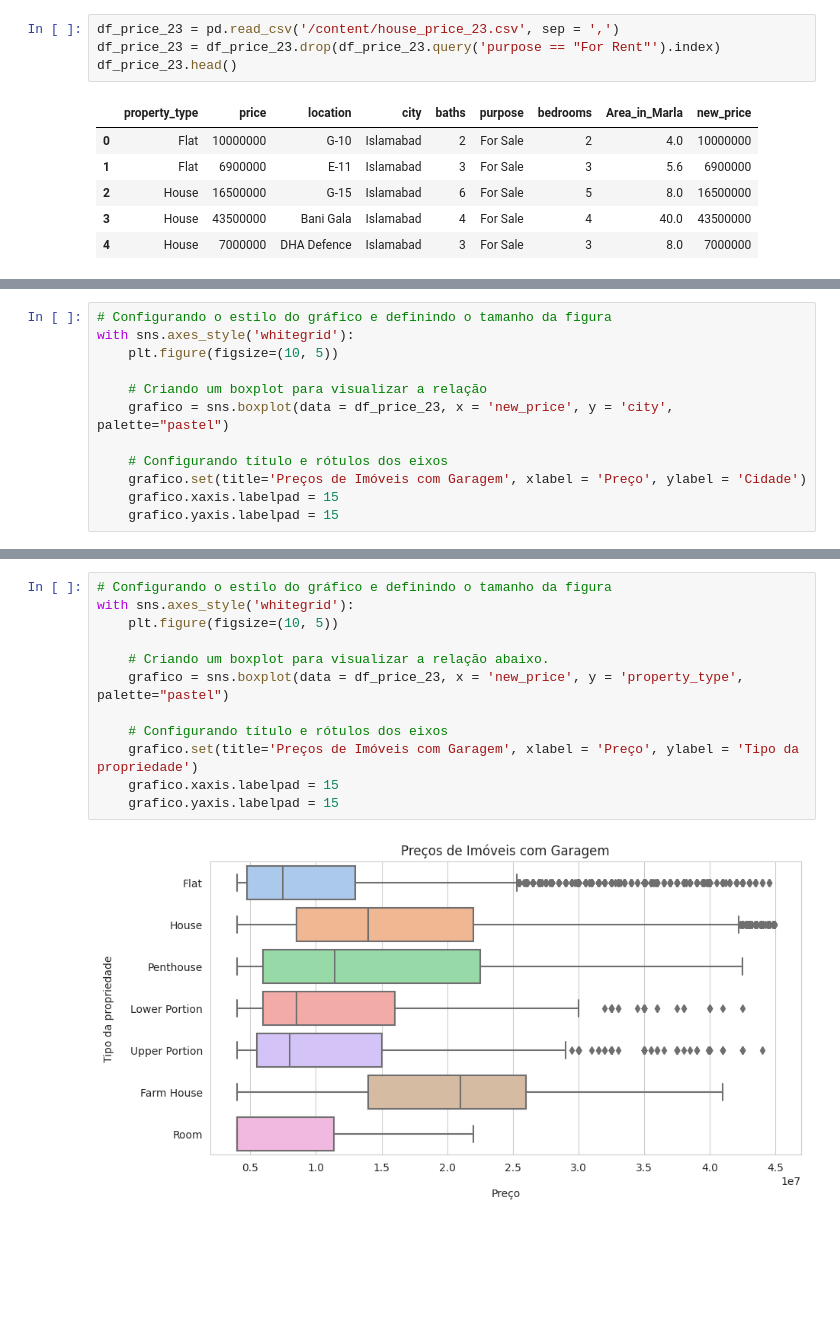
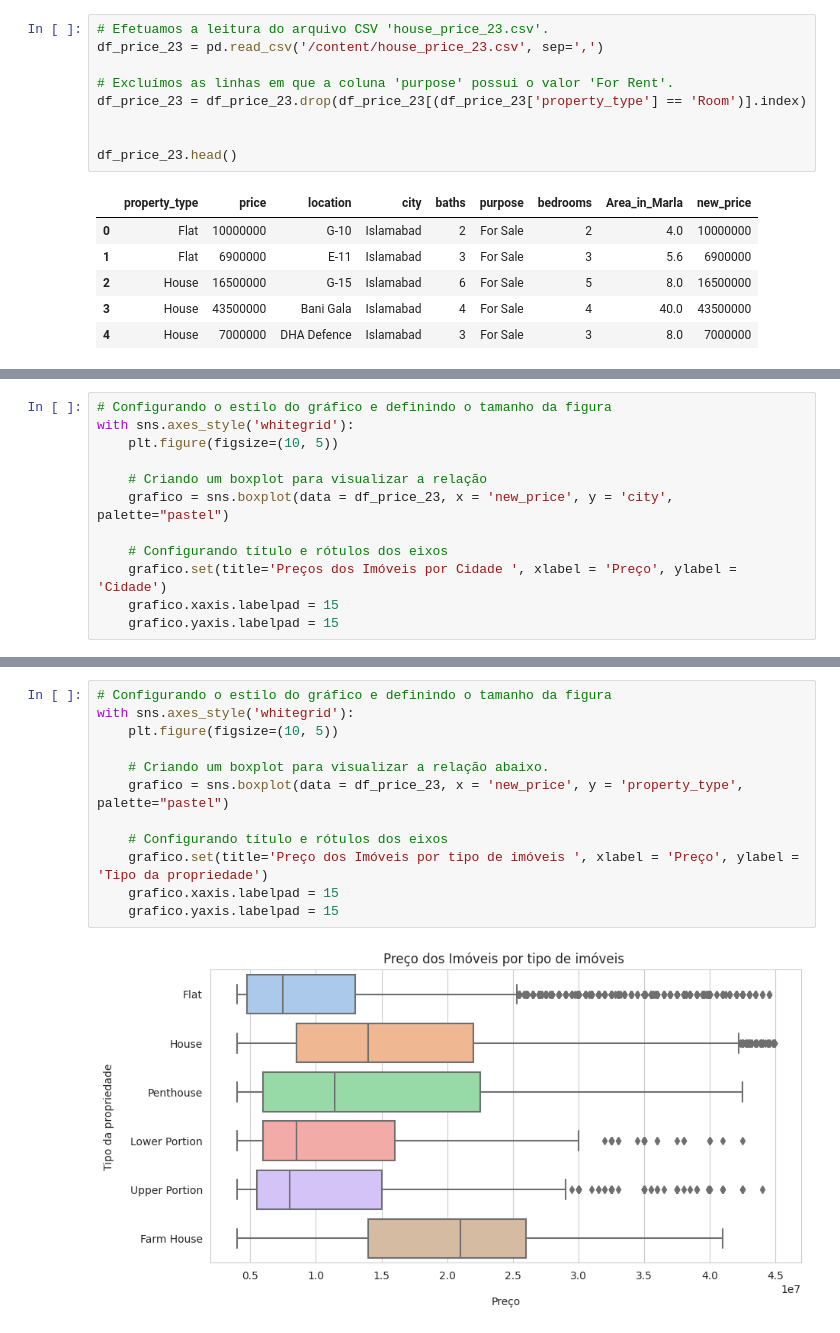
Before and after one commit to Ronaldolvf/projetos, a Jupyter notebook: Profissao_Analista_de_dados_(projeto)_02.ipynb, the cells around one changed output, grey strips where cells are left out. Cells and saved outputs as stored; diff of their text form; blank space fills up the shorter version.

```diff
--- a/Profissao_Analista_de_dados_(projeto)_02.ipynb
+++ b/Profissao_Analista_de_dados_(projeto)_02.ipynb
@@ -13,6 +15,11 @@ from sklearn.metrics import r2_score  # Métrica R² para avaliação de desempe
 # %%
-df_price_23 = pd.read_csv('/content/house_price_23.csv', sep = ',')
-df_price_23 = df_price_23.drop(df_price_23.query('purpose == "For Rent"').index)
+# Efetuamos a leitura do arquivo CSV 'house_price_23.csv'.
+df_price_23 = pd.read_csv('/content/house_price_23.csv', sep=',')
+
+# Excluímos as linhas em que a coluna 'purpose' possui o valor 'For Rent'.
+df_price_23 = df_price_23.drop(df_price_23[(df_price_23['property_type'] == 'Room')].index)
+
+
 df_price_23.head()
 # %% [output]
 |  | property_type | price | location | city | baths | purpose | bedrooms | Area_in_Marla | new_price |
@@ -42,7 +47,7 @@ with sns.axes_style('whitegrid'):
     grafico = sns.boxplot(data = df_price_23, x = 'new_price', y = 'city', palette="pastel")
 
     # Configurando título e rótulos dos eixos
-    grafico.set(title='Preços de Imóveis com Garagem', xlabel = 'Preço', ylabel = 'Cidade')
+    grafico.set(title='Preços dos Imóveis por Cidade ', xlabel = 'Preço', ylabel = 'Cidade')
     grafico.xaxis.labelpad = 15
     grafico.yaxis.labelpad = 15
 # %% [output]
@@ -50,14 +63,14 @@ with sns.axes_style('whitegrid'):
 # %%
 # Configurando o estilo do gráfico e definindo o tamanho da figura
 with sns.axes_style('whitegrid'):
     plt.figure(figsize=(10, 5))
 
     # Criando um boxplot para visualizar a relação abaixo.
     grafico = sns.boxplot(data = df_price_23, x = 'new_price', y = 'property_type', palette="pastel")
 
     # Configurando título e rótulos dos eixos
-    grafico.set(title='Preços de Imóveis com Garagem', xlabel = 'Preço', ylabel = 'Tipo da propriedade')
+    grafico.set(title='Preço dos Imóveis por tipo de imóveis ', xlabel = 'Preço', ylabel = 'Tipo da propriedade')
     grafico.xaxis.labelpad = 15
     grafico.yaxis.labelpad = 15
 # %% [output]
-[figure, old version]
+[figure, new version]
```
Also changed, not shown: parts of 19 cells of this notebook.
